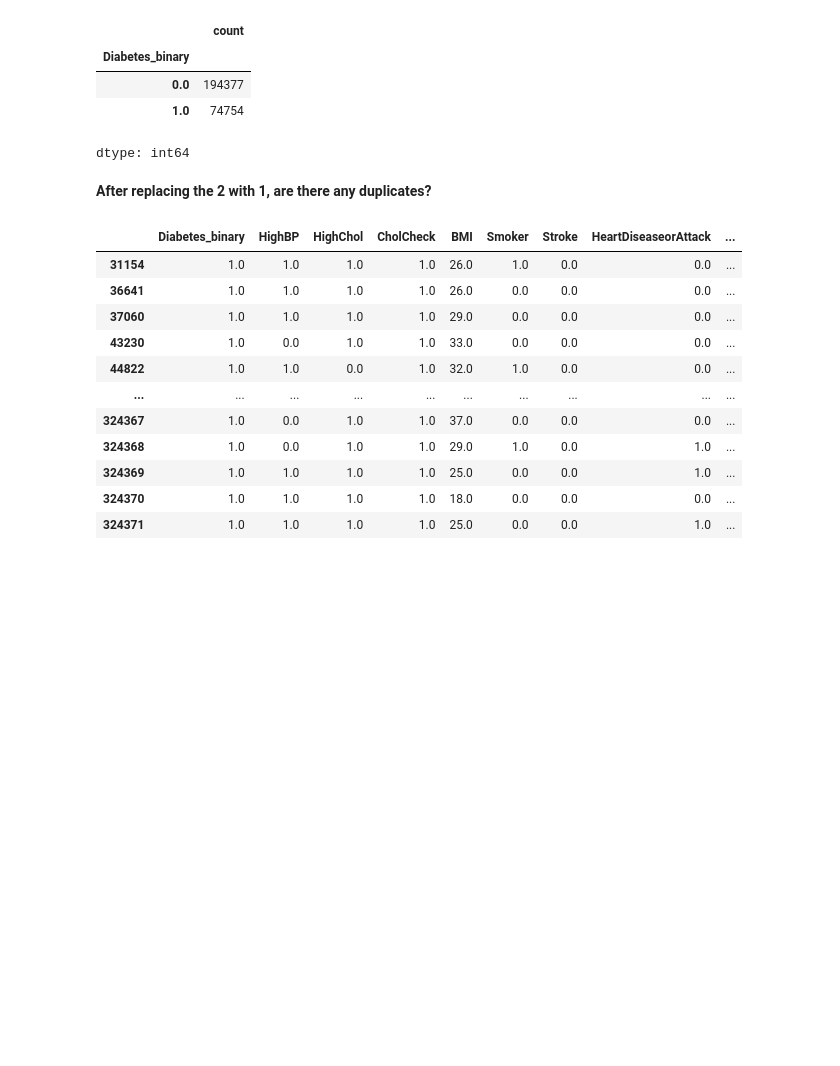
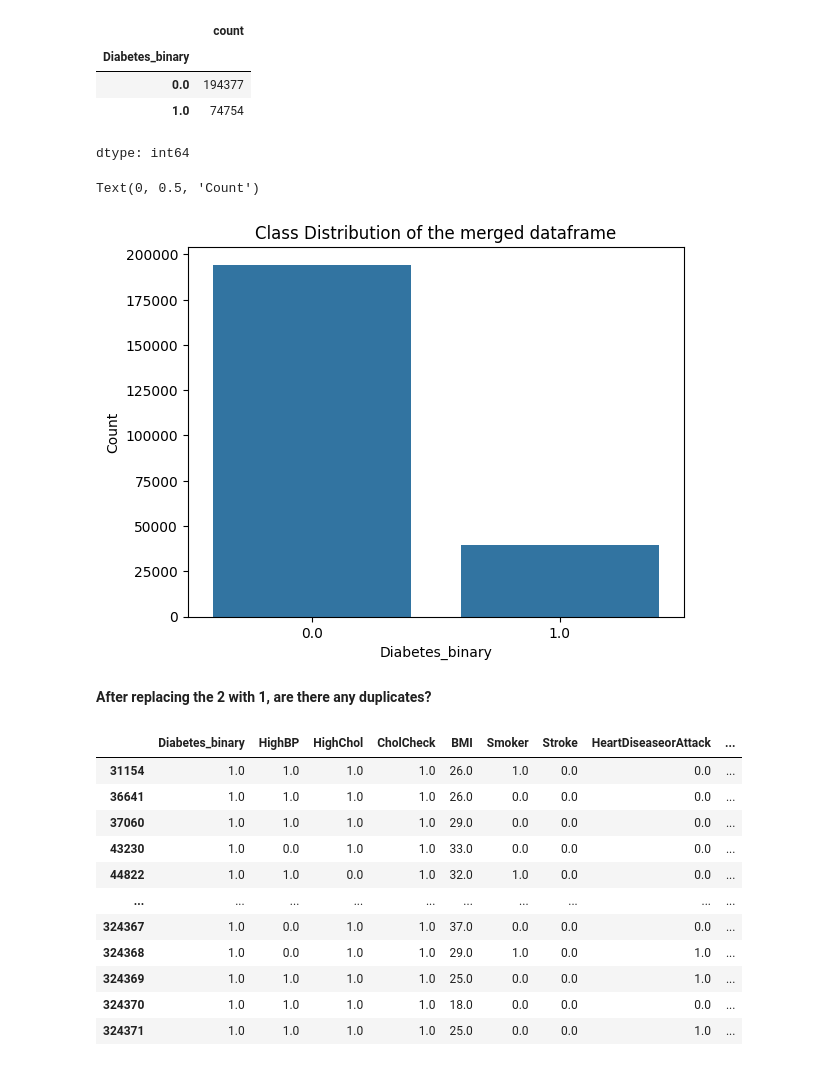
Before and after one commit to bertonag/MCS-7103-Gilbert-Nyakana, a Jupyter notebook: diabetesHealthIndicators.ipynb, the cells around one changed output. Cells and saved outputs as stored; diff of their text form; code cells hidden in the pictures; blank space fills up the shorter version.

```diff
--- a/diabetesHealthIndicators.ipynb
+++ b/diabetesHealthIndicators.ipynb
@@ -228,6 +246,15 @@ merged_dataframe["Diabetes_binary"].value_counts()
 | 0.0 | 194377 |
 | 1.0 | 74754 |
 dtype: int64
+# %%
+#Visualise the distribution of the merged_dataframe
+sb.countplot(x="Diabetes_binary", data=merged_dataframe)
+plt.title('Class Distribution of the merged dataframe')
+plt.xlabel('Diabetes_binary')
+plt.ylabel('Count')
+# %% [output]
+Text(0, 0.5, 'Count')
+[figure, added]
 # %% [markdown]
 **After replacing the 2 with 1, are there any duplicates?**
 # %%
```
Also changed, not shown: parts of 13 cells of this notebook.
